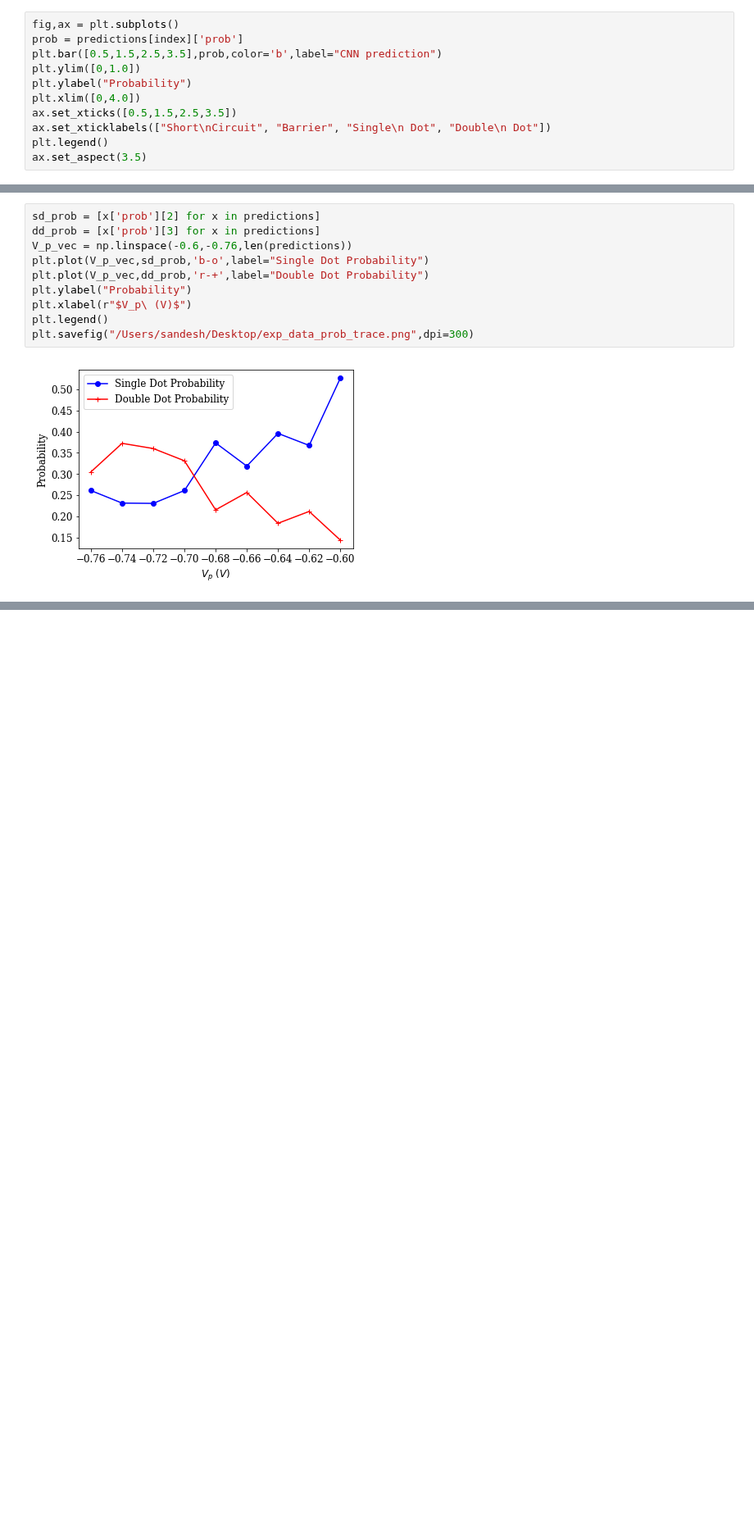
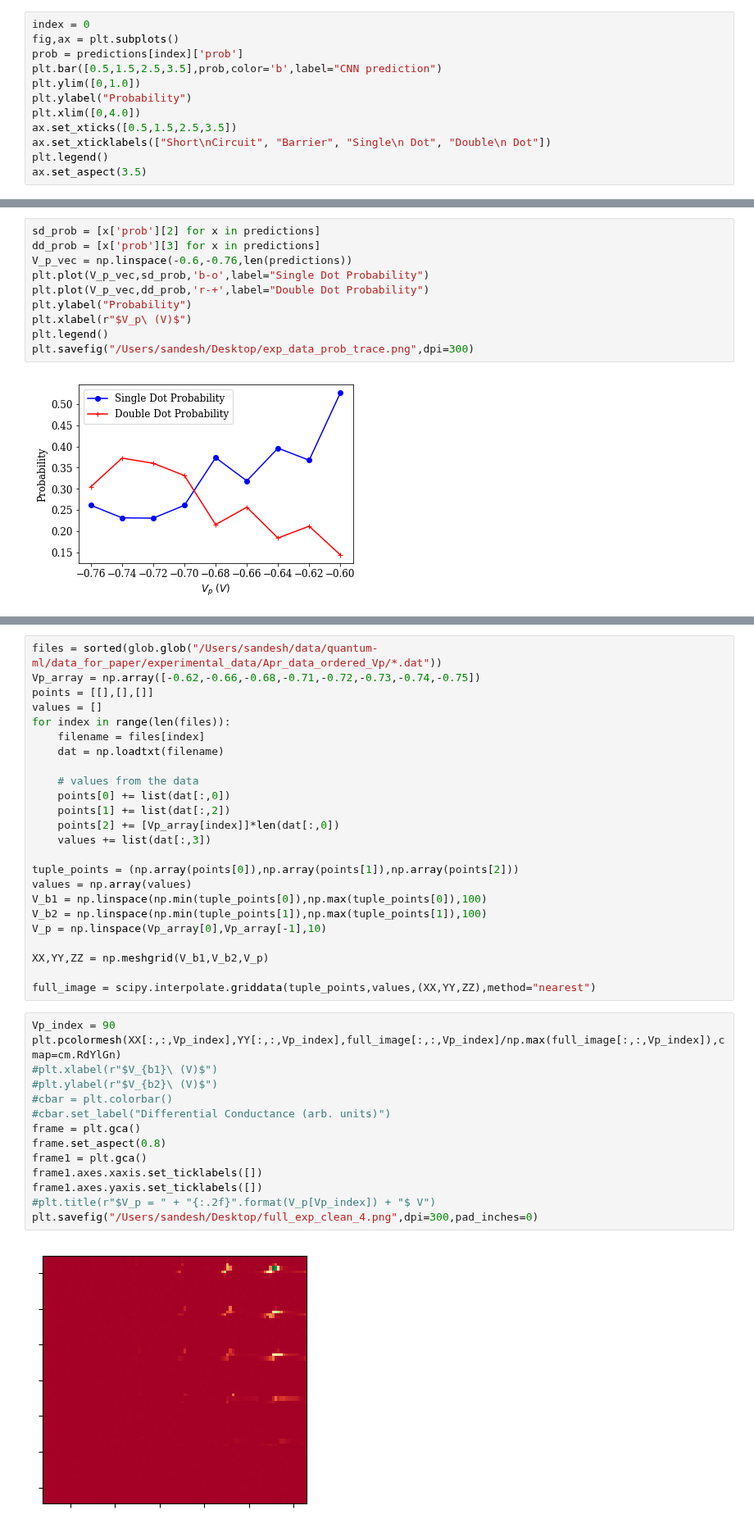
Before and after one commit to Quantumgame/quantum-ml, a Jupyter notebook: Machine Learning/Classification of Experimental Data.ipynb, the cells around one changed output, grey strips where cells are left out. Shown at 82% size. Saved outputs shown, nothing was run; the diff lists cells and outputs as text; blank space fills up the shorter version.

```diff
--- a/Machine Learning/Classification of Experimental Data.ipynb
+++ b/Machine Learning/Classification of Experimental Data.ipynb
@@ -180,6 +237,7 @@ for i in range(len(predictions)):
 [figure]
 [figure]
 # %%
+index = 0
 fig,ax = plt.subplots()
 prob = predictions[index]['prob']
 plt.bar([0.5,1.5,2.5,3.5],prob,color='b',label="CNN prediction")
@@ -206,0 +270,40 @@ plt.savefig("/Users/sandesh/Desktop/exp_data_prob_trace.png",dpi=300)
+# %%
+files = sorted(glob.glob("/Users/sandesh/data/quantum-ml/data_for_paper/experimental_data/Apr_data_ordered_Vp/*.dat"))
+Vp_array = np.array([-0.62,-0.66,-0.68,-0.71,-0.72,-0.73,-0.74,-0.75])
+points = [[],[],[]]
+values = []
+for index in range(len(files)):
+    filename = files[index]
+    dat = np.loadtxt(filename)
+
+    # values from the data
+    points[0] += list(dat[:,0])
+    points[1] += list(dat[:,2])
+    points[2] += [Vp_array[index]]*len(dat[:,0])
+    values += list(dat[:,3])
+
+tuple_points = (np.array(points[0]),np.array(points[1]),np.array(points[2]))
+values = np.array(values)
+V_b1 = np.linspace(np.min(tuple_points[0]),np.max(tuple_points[0]),100)
+V_b2 = np.linspace(np.min(tuple_points[1]),np.max(tuple_points[1]),100)
+V_p = np.linspace(Vp_array[0],Vp_array[-1],10)
+
+XX,YY,ZZ = np.meshgrid(V_b1,V_b2,V_p)
+
+full_image = scipy.interpolate.griddata(tuple_points,values,(XX,YY,ZZ),method="nearest")
+# %%
+Vp_index = 90
+plt.pcolormesh(XX[:,:,Vp_index],YY[:,:,Vp_index],full_image[:,:,Vp_index]/np.max(full_image[:,:,Vp_index]),cmap=cm.RdYlGn)
+#plt.xlabel(r"$V_{b1}\ (V)$")
+#plt.ylabel(r"$V_{b2}\ (V)$")
+#cbar = plt.colorbar()
+#cbar.set_label("Differential Conductance (arb. units)")
+frame = plt.gca()
+frame.set_aspect(0.8)
+frame1 = plt.gca()
+frame1.axes.xaxis.set_ticklabels([])
+frame1.axes.yaxis.set_ticklabels([])
+#plt.title(r"$V_p = " + "{:.2f}".format(V_p[Vp_index]) + "$ V")
+plt.savefig("/Users/sandesh/Desktop/full_exp_clean_4.png",dpi=300,pad_inches=0)
+# %% [output]
+[figure, added]
```
Also changed, not shown: parts of 19 cells of this notebook, 1 other file.
